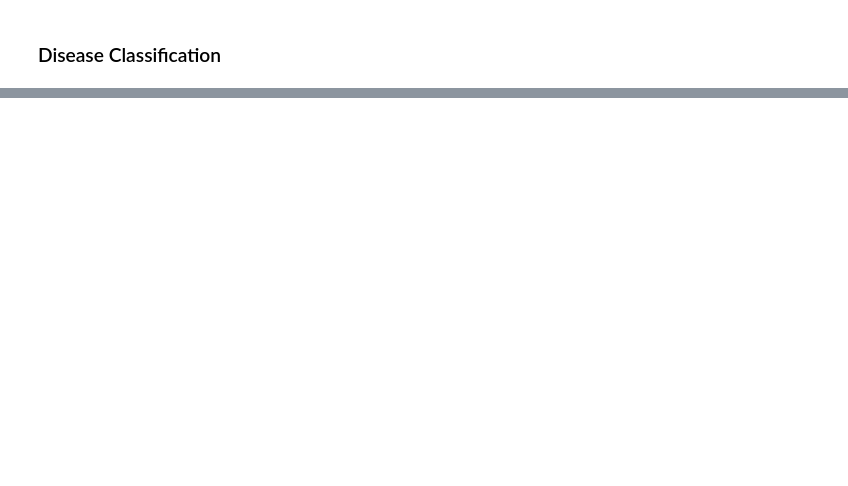
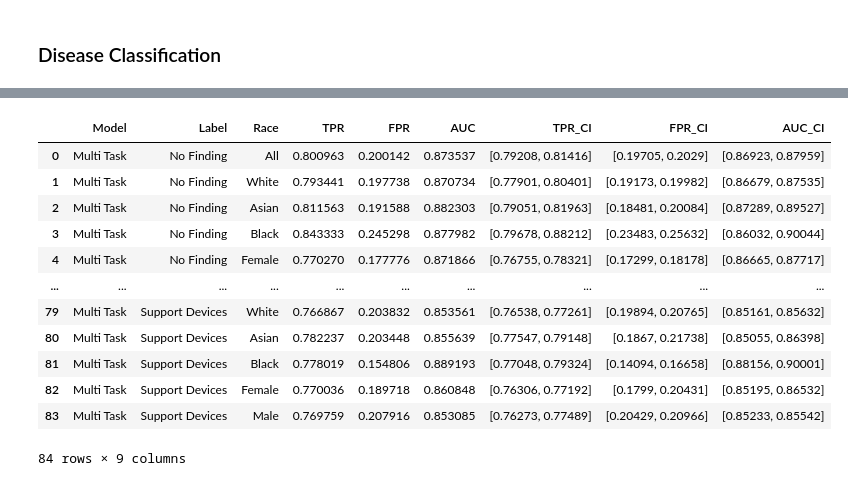
Before and after one commit to aashnapshah/xray-dl, a Jupyter notebook: chexpert-multitask/chexpert.multitask.evaluate.ipynb, the cells around one changed output, grey strips where cells are left out. Cells and saved outputs as stored; diff of their text form; code cells hidden in the pictures; blank space fills up the shorter version.

```diff
--- a/chexpert-multitask/chexpert.multitask.evaluate.ipynb
+++ b/chexpert-multitask/chexpert.multitask.evaluate.ipynb
@@ -266,0 +270,16 @@ Male    TPR 0.77 | FPR 0.21 | AUC 0.85
+# %%
+df_metrics_multitask
+# %% [output]
+|  | Model | Label | Race | TPR | FPR | AUC | TPR_CI | FPR_CI | AUC_CI |
+| 0 | Multi Task | No Finding | All | 0.800963 | 0.200142 | 0.873537 | [0.79208, 0.81416] | [0.19705, 0.2029] | [0.86923, 0.87959] |
+| 1 | Multi Task | No Finding | White | 0.793441 | 0.197738 | 0.870734 | [0.77901, 0.80401] | [0.19173, 0.19982] | [0.86679, 0.87535] |
+| 2 | Multi Task | No Finding | Asian | 0.811563 | 0.191588 | 0.882303 | [0.79051, 0.81963] | [0.18481, 0.20084] | [0.87289, 0.89527] |
+| 3 | Multi Task | No Finding | Black | 0.843333 | 0.245298 | 0.877982 | [0.79678, 0.88212] | [0.23483, 0.25632] | [0.86032, 0.90044] |
+| 4 | Multi Task | No Finding | Female | 0.770270 | 0.177776 | 0.871866 | [0.76755, 0.78321] | [0.17299, 0.18178] | [0.86665, 0.87717] |
+| ... | ... | ... | ... | ... | ... | ... | ... | ... | ... |
+| 79 | Multi Task | Support Devices | White | 0.766867 | 0.203832 | 0.853561 | [0.76538, 0.77261] | [0.19894, 0.20765] | [0.85161, 0.85632] |
+| 80 | Multi Task | Support Devices | Asian | 0.782237 | 0.203448 | 0.855639 | [0.77547, 0.79148] | [0.1867, 0.21738] | [0.85055, 0.86398] |
+| 81 | Multi Task | Support Devices | Black | 0.778019 | 0.154806 | 0.889193 | [0.77048, 0.79324] | [0.14094, 0.16658] | [0.88156, 0.90001] |
+| 82 | Multi Task | Support Devices | Female | 0.770036 | 0.189718 | 0.860848 | [0.76306, 0.77192] | [0.1799, 0.20431] | [0.85195, 0.86532] |
+| 83 | Multi Task | Support Devices | Male | 0.769759 | 0.207916 | 0.853085 | [0.76273, 0.77489] | [0.20429, 0.20966] | [0.85233, 0.85542] |
+84 rows × 9 columns
```
Also changed, not shown: parts of 12 cells of this notebook.
